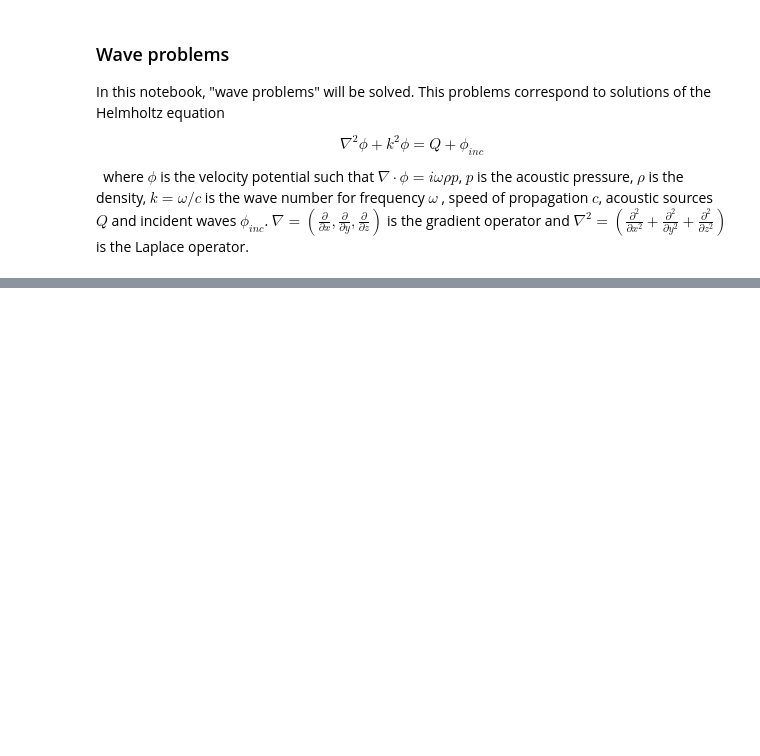
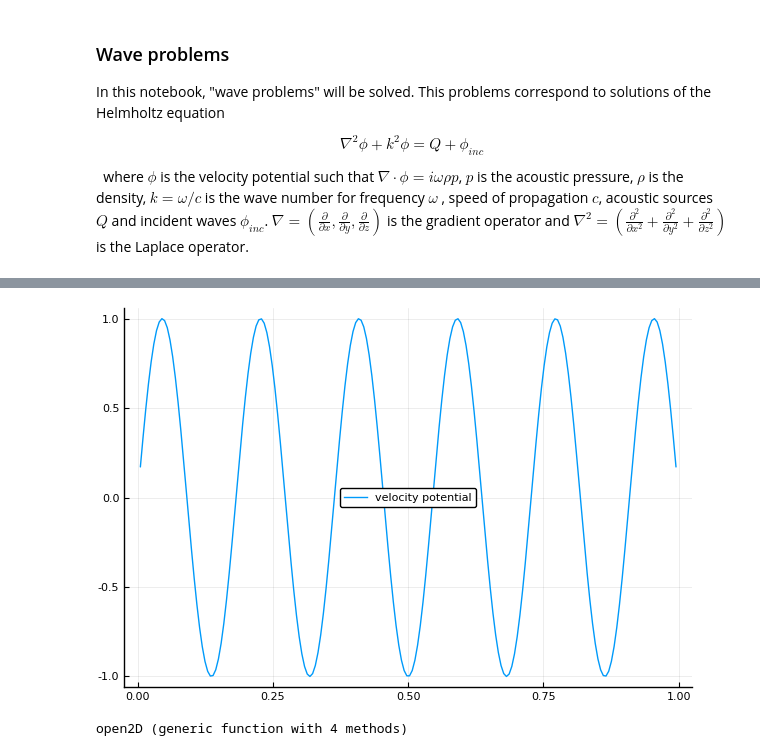
Before and after one commit to alvarocafe/BB, a Jupyter notebook: notebooks/BEM 2D - Helmholtz.ipynb, the cells around one changed output, grey strips where cells are left out. Cells and saved outputs as stored; diff of their text form; code cells hidden in the pictures; blank space fills up the shorter version.

```diff
--- a/notebooks/BEM 2D - Helmholtz.ipynb
+++ b/notebooks/BEM 2D - Helmholtz.ipynb
@@ -185,24 +32,0 @@ k = F_closed(n,L,c)/c; # Resonance wave number
-# %%
-#Building the problems matrices
-H, G = nurbs2D.calcula_iso(collocCoord,nnos2,crv,dcrv,E,k) # Influence matrices
-A,b= nurbs2D.aplica_CDC(G,H,CDC,E);	# Applying boundary conditions
-x=A\b; # Evaluating unknown values
-Tc,qc=nurbs2D.monta_Teqiso(CDC,x); # Separating temperature from flux
-# Applying NURBS basis functions to the values of temperature and flux
-T=E*Tc;
-q=E*qc;
-
-# Domain points
-n_pint = 50; # Number of domain points
-PONTOS_int = zeros(n_pint,3)
-phi_analytical = zeros(n_pint)
-dx = 1.0;
-dy = 50.0;
-passo = (L-2*dx)/(n_pint);
-for i = 1:n_pint
-	PONTOS_int[i,:] = [i dx+i*passo dy];
-end
-
-
-fc = 0; finc = 0;
-Hp,Gp,phi_pint = nurbs2D.calc_phi_pint_nurbs(PONTOS_int,collocCoord,nnos2,crv,dcrv,k,Tc,qc);
@@ -230,0 +96,46 @@ PyObject <matplotlib.legend.Legend object at 0x...>
+# %%
+### Analytical solution
+phi_open(k,x) = sin.(k.*x)
+q_open(k,x) = -k.*cos(k.*x)
+
+plot(PONTOS_dom[:,1],phi_open(11*pi,PONTOS_dom[:,1]),label="velocity potential")
+# %% [output]
+[figure, added]
+# %%
+function open2D(ne=10,L=1,k=1)
+    #L = 1; # length of the square
+    #k = 1; # wave number of the problem
+    #The points and segments which describe this geometry are
+    POINTS = [1 0 0
+	      2 L 0
+	      3 L L
+	      4 0 L];
+    SEGMENTS = [1 1 2 0
+	        2 2 3 0
+	        3 3 4 0
+	        4 4 1 0];
+    # Each segment will be meshed by ne elements
+    #ne = 100;
+    MESH = [1 ne
+	    2 ne
+	    3 ne
+	    4 ne];
+    PONTOS_dom = [1 L/2 L/2]
+    fc = [0 0 0]
+   BCSeg = [1 1 0
+	     2 0 0
+	     3 1 0
+	     4 0 1];
+    NOS_GEO,NOS,ELEM,CDC,normal = const2D.format_dad(POINTS,SEGMENTS,MESH,BCSeg)
+    nnos = size(NOS,1)  # Number of physical nodes, same as elements when using constant elements
+    info = [NOS_GEO,NOS,ELEM,CDC]
+    t = @elapsed phi, q, phi_dom, phi_dom = const2D.solve(info,PONTOS_dom,fc,BCSeg,k)
+    # Conventional method with approximated influence matrices
+    NOS_GEO,NOS,ELEM,CDC,normal = const2D.format_dad(POINTS,SEGMENTS,MESH,BCSeg)
+    nnos = size(NOS,1)  # Number of physical nodes, same as elements when using constant elements
+#    info = [NOS_GEO,NOS,ELEM,CDC]
+#    tH = @elapsed phiH,qH,phi_domH,phi_domH = const2D.solveH(info,PONTOS_dom,fc,BCSeg,k)
+     return norm(phi_dom-phi_open(k,PONTOS_dom[1,2]))
+end
+# %% [output]
+open2D (generic function with 4 methods)
```
Also changed, not shown: parts of 31 cells of this notebook, 2 other files.
